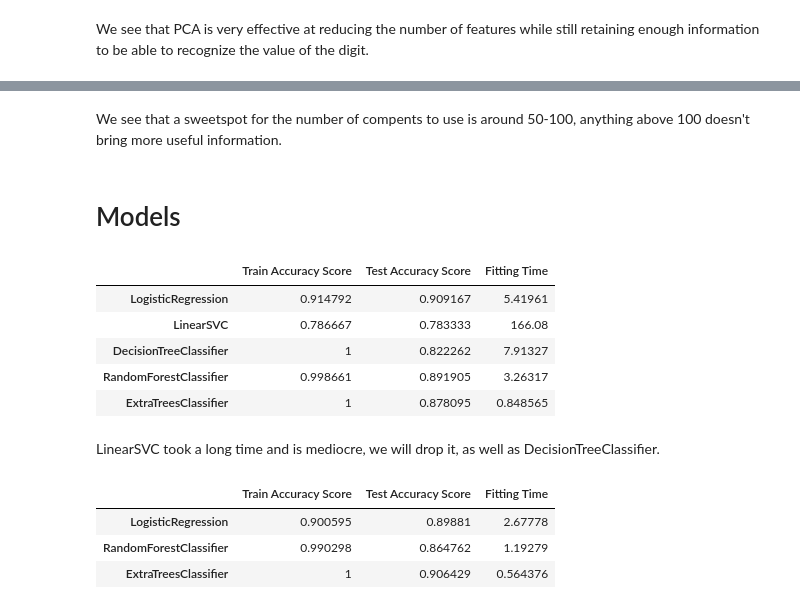
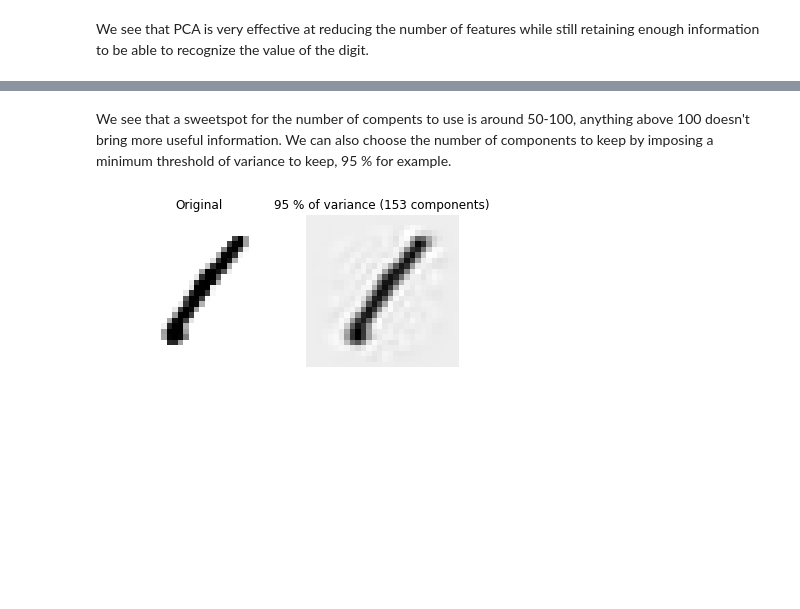
Before and after one commit to ArthMx/MNIST, a Jupyter notebook: MNIST_3.ipynb, the cells around one changed output, grey strips where cells are left out. Cells and saved outputs as stored; diff of their text form; code cells hidden in the pictures; blank space fills up the shorter version.

```diff
--- a/MNIST_3.ipynb
+++ b/MNIST_3.ipynb
@@ -122,44 +124,22 @@ fig.set_size_inches(15,15)
 # %% [markdown]
-We see that a sweetspot for the number of compents to use is around 50-100, anything above 100 doesn't bring more useful information.
+We see that a sweetspot for the number of compents to use is around 50-100, anything above 100 doesn't bring more useful information. We can also choose the number of components to keep by imposing a minimum threshold of variance to keep, 95 % for example.
-# %% [markdown]
-# Models
-# %%
-pca = PCA(100)
-pca.fit(X_train)
-X_train_pca = pca.transform(X_train)
-X_test_pca = pca.transform(X_test)
-
-estimators = [LogisticRegression(solver='lbfgs'),
-              LinearSVC(),
-              DecisionTreeClassifier(),
-              RandomForestClassifier(),
-              ExtraTreesClassifier()
-              ]
-results_df, estimators_fitted = multi_estimators_results(estimators, X_train_pca, X_test_pca, y_train, y_test)
-results_df
-# %% [output]
-|  | Train Accuracy Score | Test Accuracy Score | Fitting Time |
-| LogisticRegression | 0.914792 | 0.909167 | 5.41961 |
-| LinearSVC | 0.786667 | 0.783333 | 166.08 |
-| DecisionTreeClassifier | 1 | 0.822262 | 7.91327 |
-| RandomForestClassifier | 0.998661 | 0.891905 | 3.26317 |
-| ExtraTreesClassifier | 1 | 0.878095 | 0.848565 |
-# %% [markdown]
-LinearSVC took a long time and is mediocre, we will drop it, as well as DecisionTreeClassifier.
-# %%
-pca = PCA(50)
-pca.fit(X_train)
-X_train_pca = pca.transform(X_train)
-X_test_pca = pca.transform(X_test)
-
-estimators = [LogisticRegression(solver='lbfgs'),
-              RandomForestClassifier(n_estimators=5),
-              ExtraTreesClassifier()
-              ]
-results_df, estimators_fitted = multi_estimators_results(estimators, X_train_pca, X_test_pca, y_train, y_test)
-results_df
-# %% [output]
-|  | Train Accuracy Score | Test Accuracy Score | Fitting Time |
-| LogisticRegression | 0.900595 | 0.89881 | 2.67778 |
-| RandomForestClassifier | 0.990298 | 0.864762 | 1.19279 |
-| ExtraTreesClassifier | 1 | 0.906429 | 0.564376 |
+# %%
+pca_95 = PCA(0.95, svd_solver='full')
+pca_95.fit(X_train)
+
+# Get X_train in the base of pca
+digit = X_train.loc[0,:]
+
+digit_pca_95 = pca_95.transform(digit.values.reshape(1,-1))
+digit_95 = pca_95.inverse_transform(digit_pca_95)
+
+n_components = len(pca_95.components_)
+
+fig, ax = plt.subplots(1,2)
+digit_plot(digit, ax=ax[0])
+ax[0].set_title('Original')
+
+digit_plot(digit_95, ax=ax[1])
+ax[1].set_title('95 % of variance ({} components)'.format(n_components));
+# %% [output]
+[figure, added]
```
Also changed, not shown: parts of 11 cells of this notebook.
